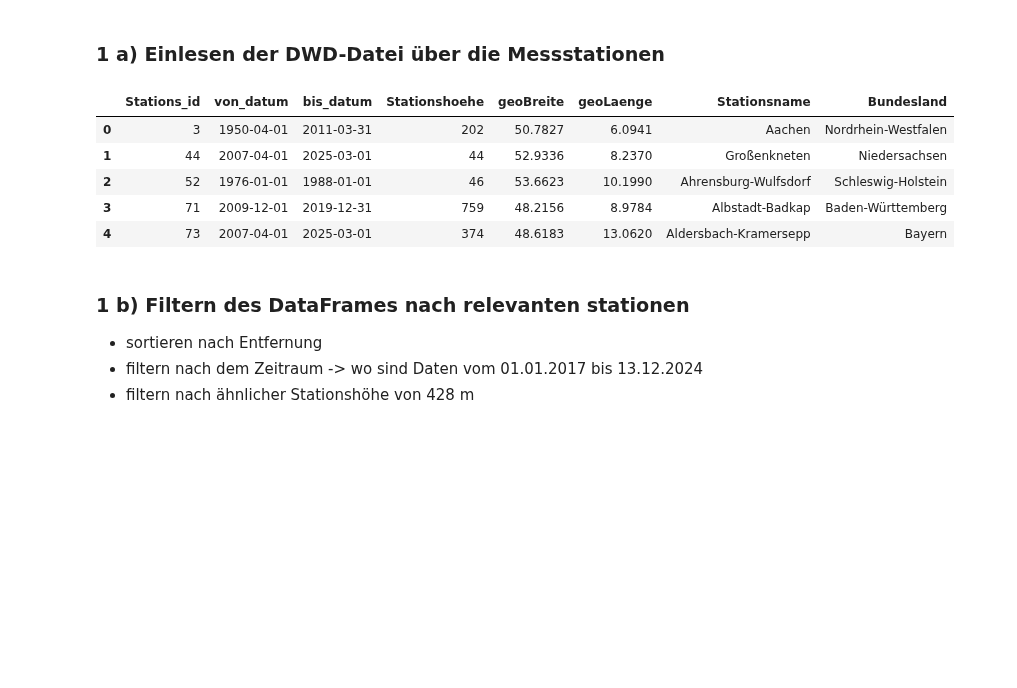
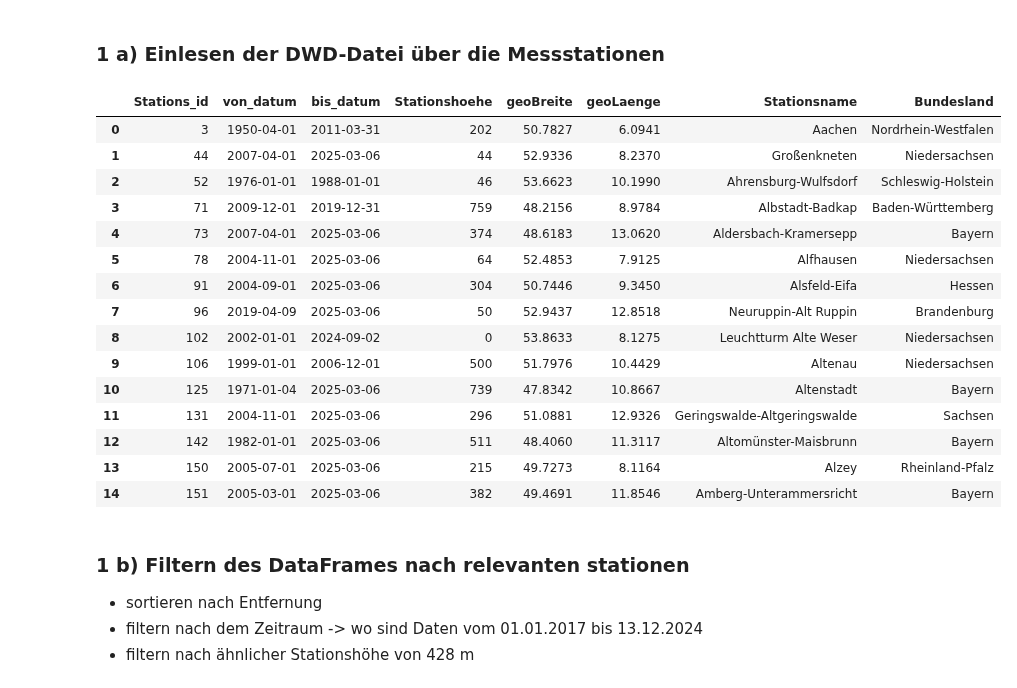
Before and after one commit to sgc-kn/dashboards, a Jupyter notebook: majas_notebooks/andere_dwd_standorte.ipynb, the cells around one changed output. Saved outputs shown, nothing was run; the diff lists cells and outputs as text; code cells hidden in the pictures; blank space fills up the shorter version.

```diff
--- a/majas_notebooks/andere_dwd_standorte.ipynb
+++ b/majas_notebooks/andere_dwd_standorte.ipynb
@@ -21,52 +26,27 @@ locale.setlocale(locale.LC_ALL, 'deu_deu')
 # %% [markdown]
 ### 1 a) Einlesen der DWD-Datei über die Messstationen
-# %%
-url_stationen = 'https://opendata.dwd.de/climate_environment/CDC/observations_germany/climate/hourly/air_temperature/historical/TU_Stundenwerte_Beschreibung_Stationen.txt'
-
-# Datei laden
-response = requests.get(url_stationen)
-text = response.content.decode('latin1')  # Wichtig wegen Sonderzeichen!
-
-# In StringIO-Objekt (pseudo-Datei) packen
-file_like = StringIO(text)
-
-# Spaltenbreiten definieren (manuell basierend auf Dateistruktur)
-colspecs = [
-    (0, 5),        # Stations_id
-    (6, 14),       # von_datum
-    (15, 24),      # bis_datum
-    (25, 38),      # Stationshoehe
-    (39, 51),      # geoBreite
-    (52, 60),      # geoLaenge
-    (61, 101),     # Stationsname
-    (102, 123),    # Bundesland
-    (124, 150)     # Abgabe
-]
-
-stationen_df = pd.read_fwf(file_like, colspecs=colspecs, skiprows=2, header=None)
-# DataFrame laden mit festen Spaltenbreiten
-
-# Spaltennamen setzen
-stationen_df.columns = ['Stations_id', 'von_datum', 'bis_datum', 'Stationshoehe',
-              'geoBreite', 'geoLaenge', 'Stationsname', 'Bundesland', 'Abgabe']
-
-# Datentypen anpassen (optional)
-stationen_df['von_datum'] = pd.to_datetime(stationen_df['von_datum'], format='%Y%m%d', errors='coerce')
-stationen_df['bis_datum'] = pd.to_datetime(stationen_df['bis_datum'], format='%Y%m%d', errors='coerce')
-stationen_df['Stationshoehe'] = pd.to_numeric(stationen_df['Stationshoehe'], errors='coerce')
-stationen_df['geoBreite'] = pd.to_numeric(stationen_df['geoBreite'], errors='coerce')
-stationen_df['geoLaenge'] = pd.to_numeric(stationen_df['geoLaenge'], errors='coerce')
-stationen_df.drop('Abgabe', axis=1, inplace=True)
-
-# Ergebnis
-display(stationen_df.head())
-# %% [output]
-|  | Stations_id | von_datum | bis_datum | Stationshoehe | geoBreite | geoLaenge | Stationsname | Bundesland |
-| 0 | 3 | 1950-04-01 | 2011-03-31 | 202 | 50.7827 | 6.0941 | Aachen | Nordrhein-Westfalen |
-| 1 | 44 | 2007-04-01 | 2025-03-01 | 44 | 52.9336 | 8.2370 | Großenkneten | Niedersachsen |
-| 2 | 52 | 1976-01-01 | 1988-01-01 | 46 | 53.6623 | 10.1990 | Ahrensburg-Wulfsdorf | Schleswig-Holstein |
-| 3 | 71 | 2009-12-01 | 2019-12-31 | 759 | 48.2156 | 8.9784 | Albstadt-Badkap | Baden-Württemberg |
-| 4 | 73 | 2007-04-01 | 2025-03-01 | 374 | 48.6183 | 13.0620 | Aldersbach-Kramersepp | Bayern |
+# %%
+url_stationen = 'https://opendata.dwd.de/climate_environment/CDC/observations_germany/climate/hourly/air_temperature/historical/TU_Stundenwerte_Beschreibung_Stationen.txt'
+
+stationen_df = dwd_func.get_meta_dwd_stationen(url_stationen)
+stationen_df.head(15)
+# %% [output]
+|  | Stations_id | von_datum | bis_datum | Stationshoehe | geoBreite | geoLaenge | Stationsname | Bundesland |
+| 0 | 3 | 1950-04-01 | 2011-03-31 | 202 | 50.7827 | 6.0941 | Aachen | Nordrhein-Westfalen |
+| 1 | 44 | 2007-04-01 | 2025-03-06 | 44 | 52.9336 | 8.2370 | Großenkneten | Niedersachsen |
+| 2 | 52 | 1976-01-01 | 1988-01-01 | 46 | 53.6623 | 10.1990 | Ahrensburg-Wulfsdorf | Schleswig-Holstein |
+| 3 | 71 | 2009-12-01 | 2019-12-31 | 759 | 48.2156 | 8.9784 | Albstadt-Badkap | Baden-Württemberg |
+| 4 | 73 | 2007-04-01 | 2025-03-06 | 374 | 48.6183 | 13.0620 | Aldersbach-Kramersepp | Bayern |
+| 5 | 78 | 2004-11-01 | 2025-03-06 | 64 | 52.4853 | 7.9125 | Alfhausen | Niedersachsen |
+| 6 | 91 | 2004-09-01 | 2025-03-06 | 304 | 50.7446 | 9.3450 | Alsfeld-Eifa | Hessen |
+| 7 | 96 | 2019-04-09 | 2025-03-06 | 50 | 52.9437 | 12.8518 | Neuruppin-Alt Ruppin | Brandenburg |
+| 8 | 102 | 2002-01-01 | 2024-09-02 | 0 | 53.8633 | 8.1275 | Leuchtturm Alte Weser | Niedersachsen |
+| 9 | 106 | 1999-01-01 | 2006-12-01 | 500 | 51.7976 | 10.4429 | Altenau | Niedersachsen |
+| 10 | 125 | 1971-01-04 | 2025-03-06 | 739 | 47.8342 | 10.8667 | Altenstadt | Bayern |
+| 11 | 131 | 2004-11-01 | 2025-03-06 | 296 | 51.0881 | 12.9326 | Geringswalde-Altgeringswalde | Sachsen |
+| 12 | 142 | 1982-01-01 | 2025-03-06 | 511 | 48.4060 | 11.3117 | Altomünster-Maisbrunn | Bayern |
+| 13 | 150 | 2005-07-01 | 2025-03-06 | 215 | 49.7273 | 8.1164 | Alzey | Rheinland-Pfalz |
+| 14 | 151 | 2005-03-01 | 2025-03-06 | 382 | 49.4691 | 11.8546 | Amberg-Unterammersricht | Bayern |
 # %% [markdown]
 ### 1 b) Filtern des DataFrames nach relevanten stationen
 
```
Also changed, not shown: parts of 15 cells of this notebook, 1 other file.
